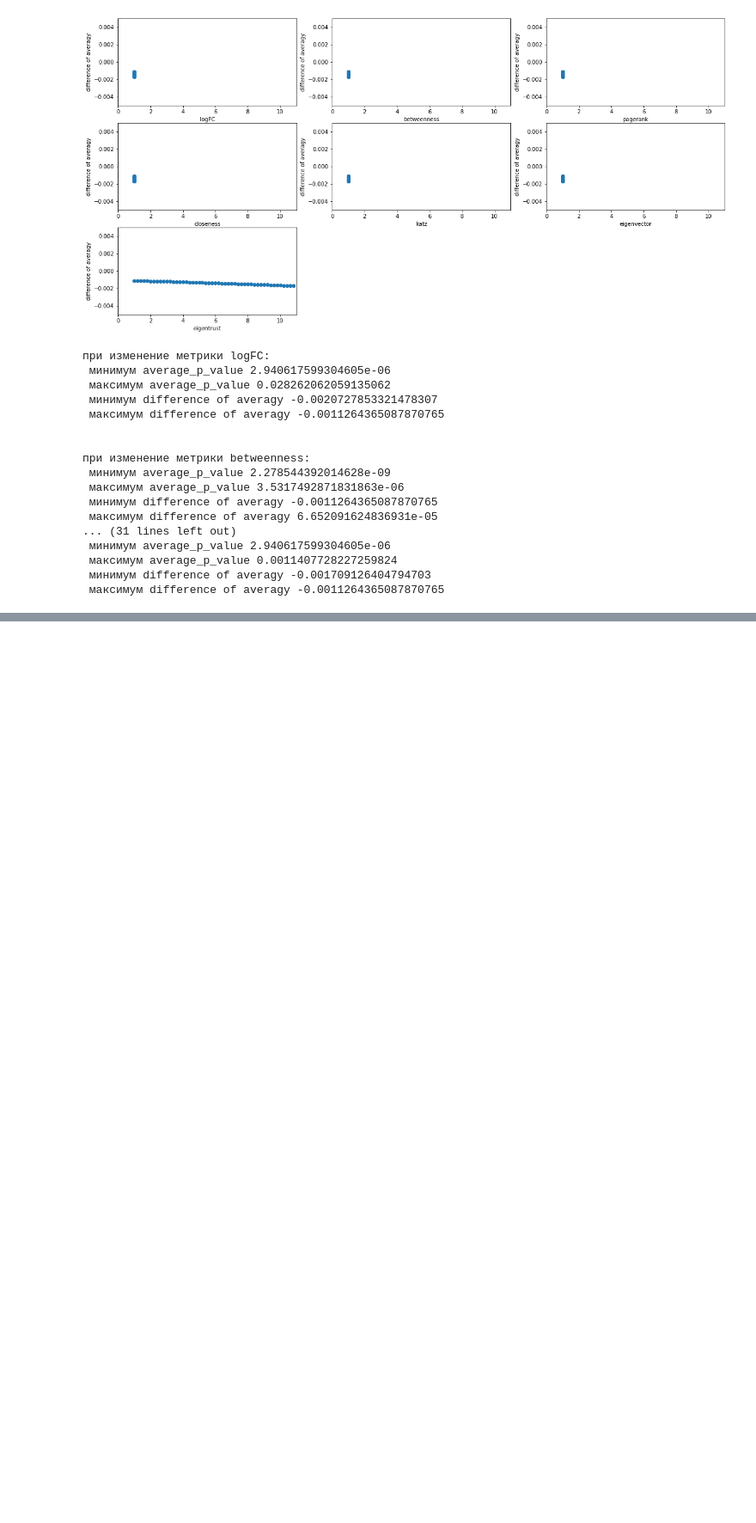
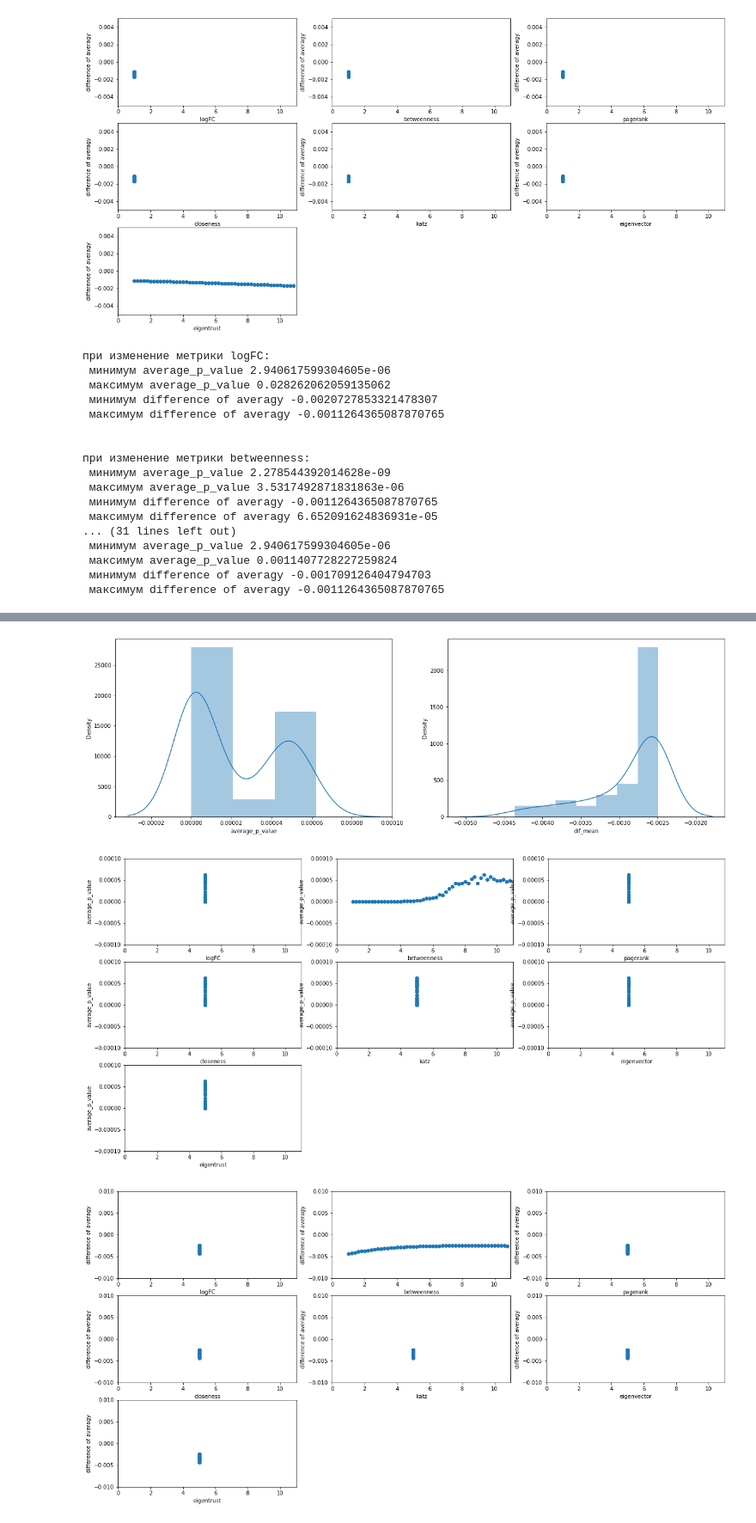
Before and after one commit to ziganshina-dinara/synergy_project, a Jupyter notebook: DATA/Fibroblasts_Induced_Neurons/viewing_validation_results.ipynb, the cells around one changed output, grey strips where cells are left out. Shown at 86% size. Drawn from its saved outputs; the diff is of its cells as text; code cells hidden in the pictures; blank space fills up the shorter version.

```diff
--- a/DATA/Fibroblasts_Induced_Neurons/viewing_validation_results.ipynb
+++ b/DATA/Fibroblasts_Induced_Neurons/viewing_validation_results.ipynb
@@ -249,0 +281,6 @@ for metric in list_metric:
+# %%
+view_results(df_search_parameters_Fibroblasts_Induced_Neurons, '6_constant_factors_1_variable_betweennessall_5', 0.01, 0.0001)
+# %% [output]
+[figure, added]
+[figure, added]
+[figure, added]
```
Also changed, not shown: parts of 6 cells of this notebook.
